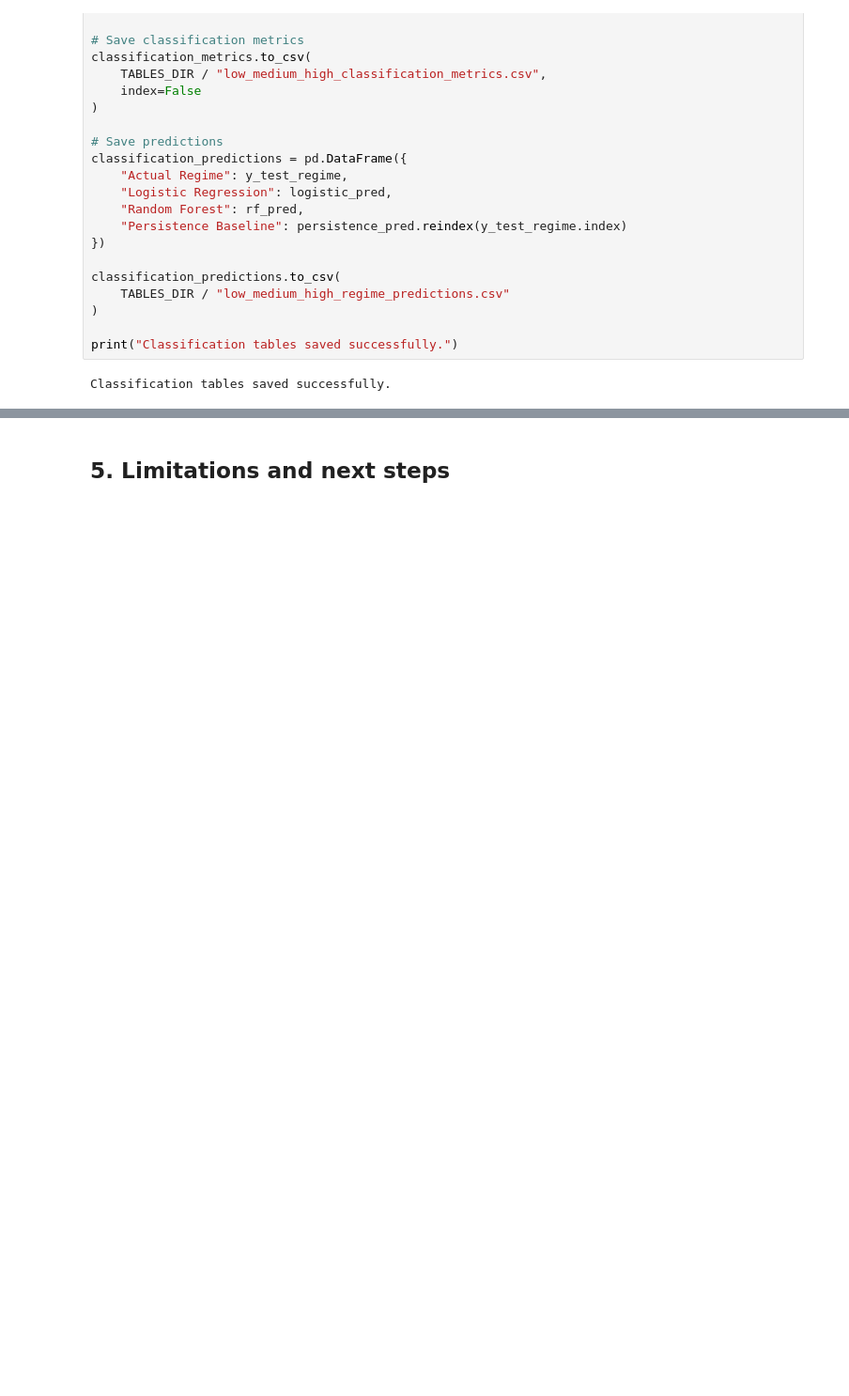
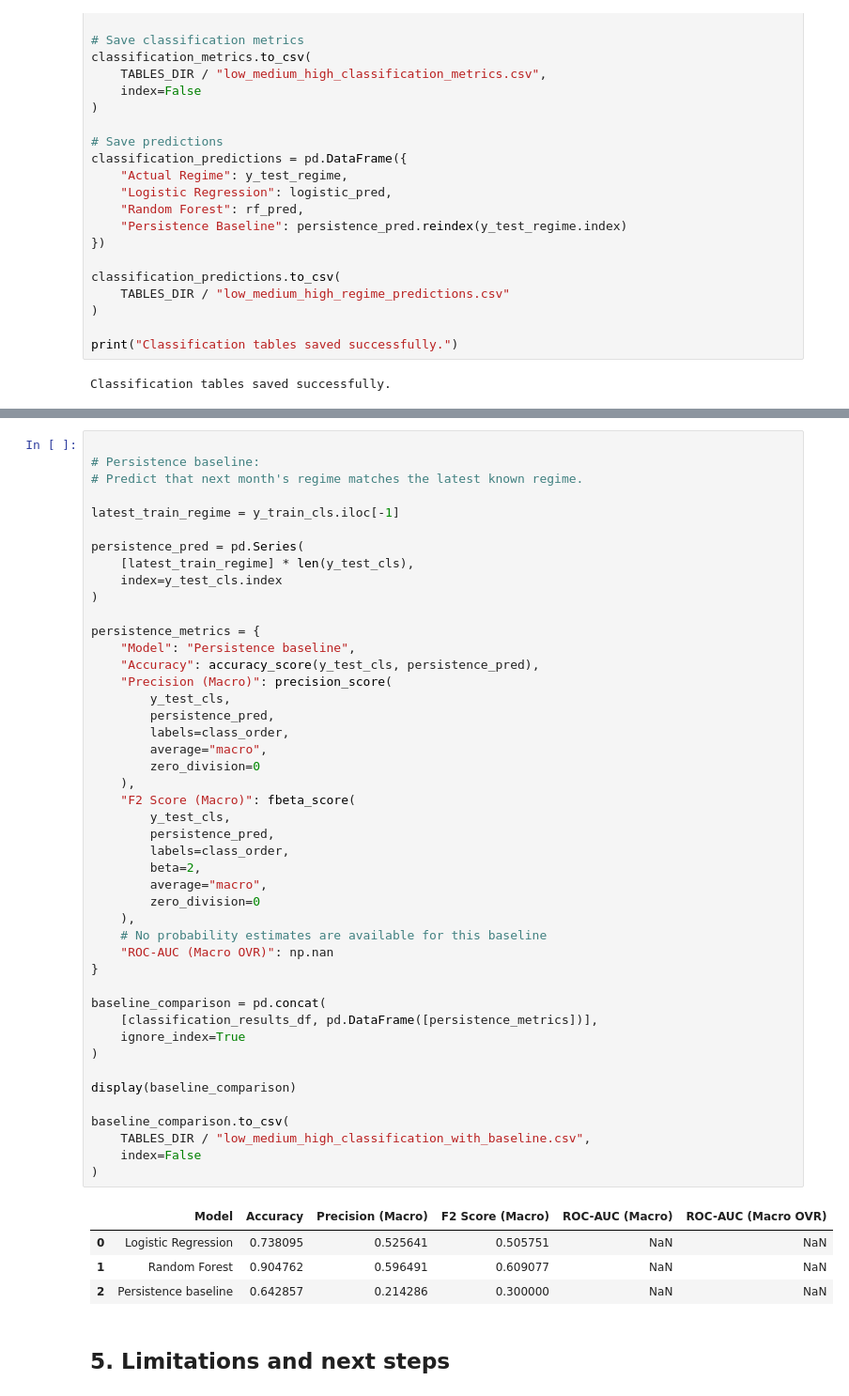
Before and after one commit to Lucy-Schmid/Lucy-Schmid.github.io, a Jupyter notebook: notebooks/Modelling and Comparison/05_Model_Comparison_and_Uncertainty.ipynb, the cells around one changed output, grey strips where cells are left out. Shown at 94% size. Cells and saved outputs as stored; diff of their text form; blank space fills up the shorter version.

```diff
--- a/notebooks/Modelling and Comparison/05_Model_Comparison_and_Uncertainty.ipynb
+++ b/notebooks/Modelling and Comparison/05_Model_Comparison_and_Uncertainty.ipynb
@@ -474,3 +632,53 @@ Classification tables saved successfully.
+# %%
+
+# Persistence baseline:
+# Predict that next month's regime matches the latest known regime.
+
+latest_train_regime = y_train_cls.iloc[-1]
+
+persistence_pred = pd.Series(
+    [latest_train_regime] * len(y_test_cls),
+    index=y_test_cls.index
+)
+
+persistence_metrics = {
+    "Model": "Persistence baseline",
+    "Accuracy": accuracy_score(y_test_cls, persistence_pred),
+    "Precision (Macro)": precision_score(
+        y_test_cls,
+        persistence_pred,
+        labels=class_order,
+        average="macro",
+        zero_division=0
+    ),
+    "F2 Score (Macro)": fbeta_score(
+        y_test_cls,
+        persistence_pred,
+        labels=class_order,
+        beta=2,
+        average="macro",
+        zero_division=0
+    ),
+    # No probability estimates are available for this baseline
+    "ROC-AUC (Macro OVR)": np.nan
+}
+
+baseline_comparison = pd.concat(
+    [classification_results_df, pd.DataFrame([persistence_metrics])],
+    ignore_index=True
+)
+
+display(baseline_comparison)
+
+baseline_comparison.to_csv(
+    TABLES_DIR / "low_medium_high_classification_with_baseline.csv",
+    index=False
+)
+# %% [output]
+|  | Model | Accuracy | Precision (Macro) | F2 Score (Macro) | ROC-AUC (Macro) | ROC-AUC (Macro OVR) |
+| 0 | Logistic Regression | 0.738095 | 0.525641 | 0.505751 | NaN | NaN |
+| 1 | Random Forest | 0.904762 | 0.596491 | 0.609077 | NaN | NaN |
+| 2 | Persistence baseline | 0.642857 | 0.214286 | 0.300000 | NaN | NaN |
 # %% [markdown]
 ## 5. Limitations and next steps
 # %% [markdown]
```
Also changed, not shown: parts of 1 cell of this notebook.
